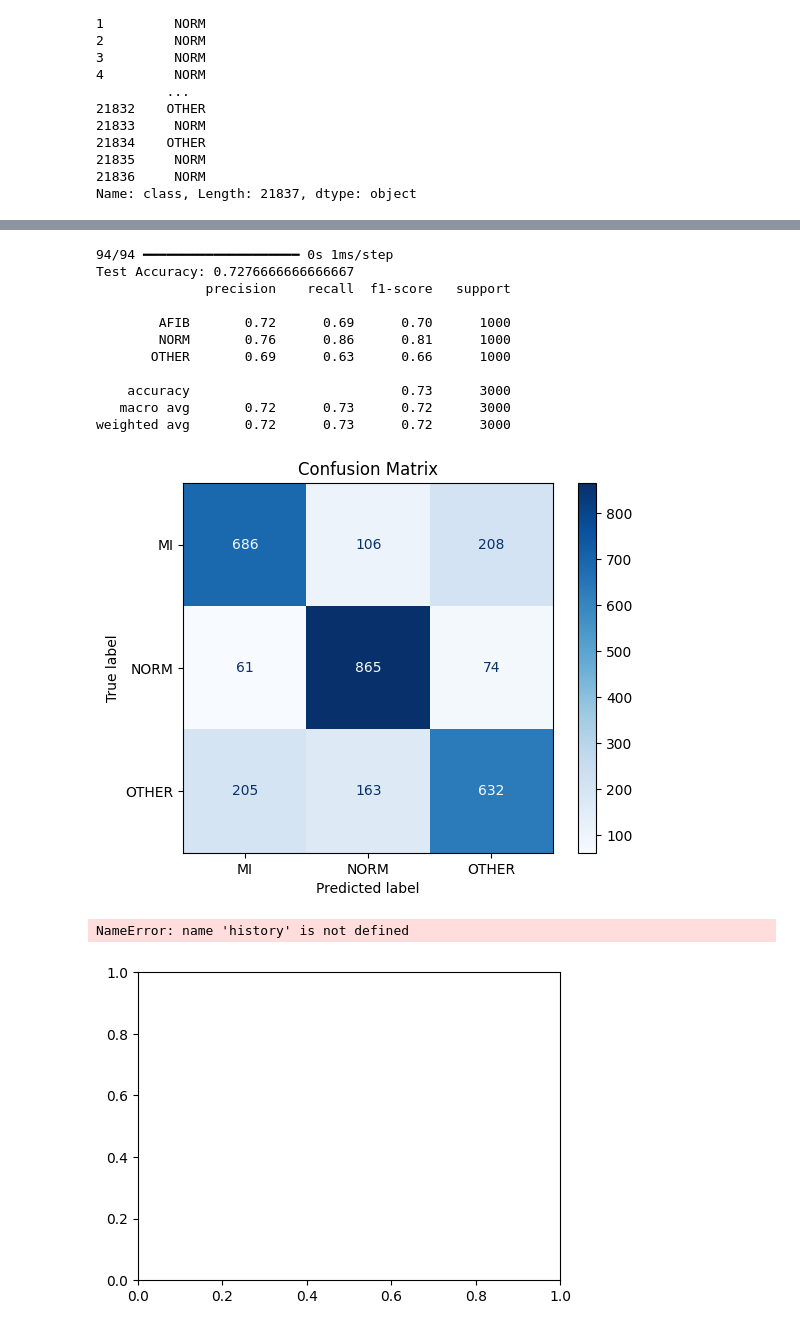
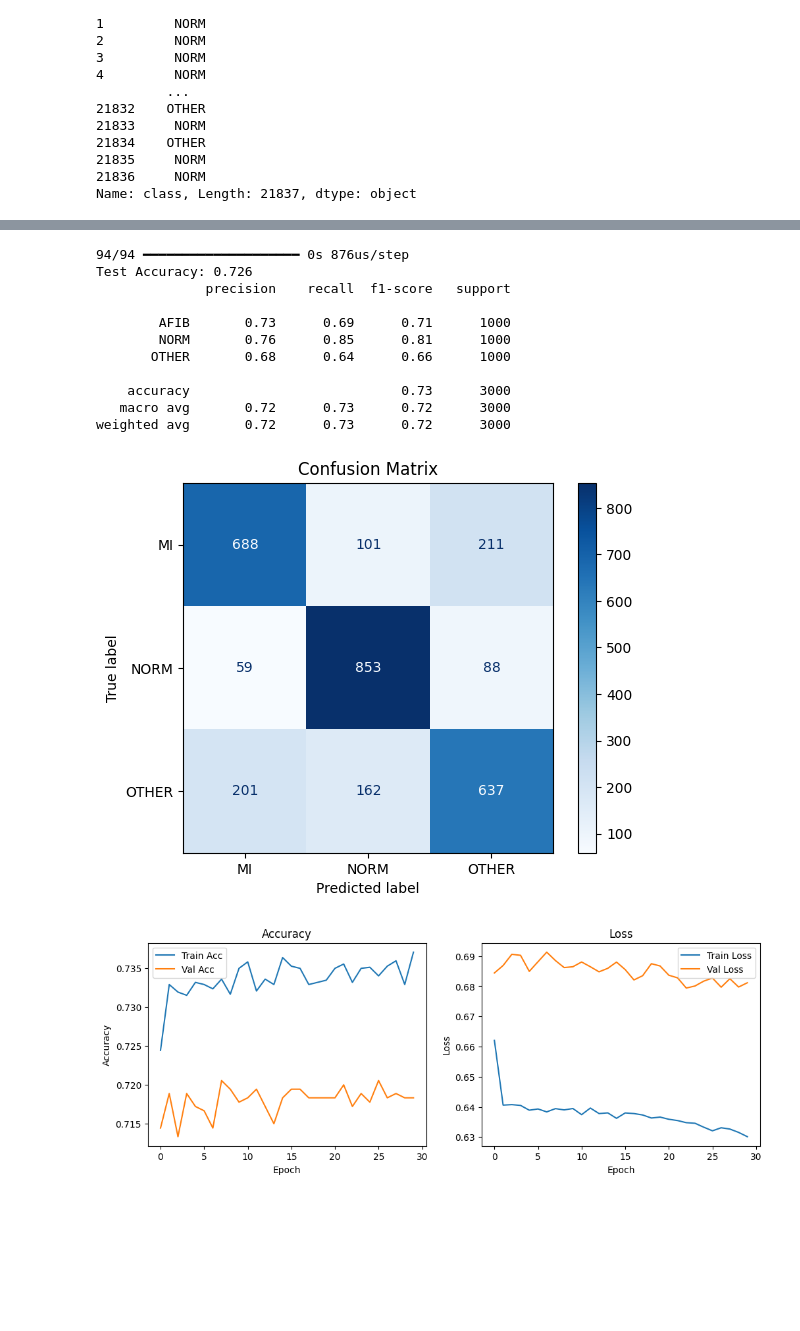
Before and after one commit to sreesriavvaru123/MI, a Jupyter notebook: MI_CNN_LSTM_v11_0.ipynb, the cells around one changed output, grey strips where cells are left out. Drawn from its saved outputs; the diff is of its cells as text; code cells hidden in the pictures; blank space fills up the shorter version.

```diff
--- a/MI_CNN_LSTM_v11_0.ipynb
+++ b/MI_CNN_LSTM_v11_0.ipynb
@@ -353,18 +357,29 @@ def prepare_binary_dataset(X, y_onehot, class_a, class_b):
 # %%
 # Train Binary Classifiers
 # Binary 1: AFIB (0) vs OTHER (2)
+from keras.callbacks import ModelCheckpoint
+
+checkpoint = ModelCheckpoint(
+    'best_model1.h5', monitor='val_accuracy', save_best_only=True, mode='max', verbose=1
+)
 X1, y1 = prepare_binary_dataset(X_train, y_train, 0, 2)
 model1 = create_binary_model()
-model1.fit(X1, y1, epochs=20, batch_size=32, validation_split=0.2)
+model1.fit(X1, y1, epochs=20, batch_size=32, validation_split=0.2, callbacks=[checkpoint])
 
 # Binary 2: NORM (1) vs OTHER (2)
+checkpoint = ModelCheckpoint(
+    'best_model2.h5', monitor='val_accuracy', save_best_only=True, mode='max', verbose=1
+)
 X2, y2 = prepare_binary_dataset(X_train, y_train, 1, 2)
 model2 = create_binary_model()
-model2.fit(X2, y2, epochs=20, batch_size=32, validation_split=0.2)
+model2.fit(X2, y2, epochs=20, batch_size=32, validation_split=0.2, callbacks=[checkpoint])
 
 # Binary 3: AFIB (0) vs NORM (1)
+checkpoint = ModelCheckpoint(
+    'best_model3.h5', monitor='val_accuracy', save_best_only=True, mode='max', verbose=1
+)
 X3, y3 = prepare_binary_dataset(X_train, y_train, 0, 1)
 model3 = create_binary_model()
-model3.fit(X3, y3, epochs=20, batch_size=32, validation_split=0.2)
+model3.fit(X3, y3, epochs=20, batch_size=32, validation_split=0.2, callbacks=[checkpoint])
 # %% [output]
 Epoch 1/20
@@ -388,9 +419,12 @@ Epoch 20/20
 # %%
 # 7. Train Meta-Classifier on Full 3-Class Data
+model1.load_weights('best_model1.h5')
+model2.load_weights('best_model2.h5')
+model3.load_weights('best_model3.h5')
+
+
 X_meta_train = get_meta_features([model1, model2, model3], X_train)
-y_meta_train = y_train  # integer encoded (0, 1, 2)
-
 meta_model = create_meta_model(num_classes=3)
-history = meta_model.fit(X_meta_train, y_meta_train, epochs=30, batch_size=32, validation_split=0.2)
+history = meta_model.fit(X_meta_train, y_train, epochs=30, batch_size=32, validation_split=0.2)
 # %% [output]
 Epoch 1/30
@@ -415,52 +447,55 @@ Epoch 30/30
 # %%
 from sklearn.metrics import accuracy_score, classification_report
 # Get predictions
-y_pred_meta = np.argmax(meta_model.predict(X_meta_test), axis=1)
-y_true = np.argmax(y_test, axis=1)  # Only if y_test is one-hot
+X_meta_test = get_meta_features([model1, model2, model3], X_test)
+y_pred = np.argmax(meta_model.predict(X_meta_test), axis=1)
 
-# Print evaluation
-print("Test Accuracy:", accuracy_score(y_true, y_pred_meta))
-print(classification_report(y_true, y_pred_meta, target_names=["AFIB", "NORM", "OTHER"]))
+from sklearn.metrics import classification_report, accuracy_score
+
+# Convert one-hot to integer labels
+y_test_labels = np.argmax(y_test, axis=1)
+
+print("Test Accuracy:", accuracy_score(y_test_labels, y_pred))
+print(classification_report(y_test_labels, y_pred, target_names=["AFIB", "NORM", "OTHER"]))
 
 # Step 12: Confusion Matrix
-cm = confusion_matrix(y_true, y_pred_meta)
+cm = confusion_matrix(y_test_labels, y_pred)
 ConfusionMatrixDisplay(cm, display_labels=["MI", "NORM", "OTHER"]).plot(cmap='Blues')
 plt.title("Confusion Matrix")
 plt.show()
 
 # Step 13: Training Curves
 plt.figure(figsize=(12, 4))
 plt.subplot(1, 2, 1)
 plt.plot(history.history['accuracy'], label='Train Acc')
 plt.plot(history.history['val_accuracy'], label='Val Acc')
 plt.title("Accuracy")
 plt.xlabel("Epoch")
 plt.ylabel("Accuracy")
 plt.legend()
 
 plt.subplot(1, 2, 2)
 plt.plot(history.history['loss'], label='Train Loss')
 plt.plot(history.history['val_loss'], label='Val Loss')
 plt.title("Loss")
 plt.xlabel("Epoch")
 plt.ylabel("Loss")
 plt.legend()
 plt.show()
 # %% [output]
-94/94 ━━━━━━━━━━━━━━━━━━━━ 0s 1ms/step
-Test Accuracy: 0.7276666666666667
+94/94 ━━━━━━━━━━━━━━━━━━━━ 0s 876us/step
+Test Accuracy: 0.726
               precision    recall  f1-score   support
 
-        AFIB       0.72      0.69      0.70      1000
-        NORM       0.76      0.86      0.81      1000
-       OTHER       0.69      0.63      0.66      1000
+        AFIB       0.73      0.69      0.71      1000
+        NORM       0.76      0.85      0.81      1000
+       OTHER       0.68      0.64      0.66      1000
 
     accuracy                           0.73      3000
    macro avg       0.72      0.73      0.72      3000
 weighted avg       0.72      0.73      0.72      3000
-[figure, old version]
+[figure, new version]
-NameError: name 'history' is not defined
-[figure, old version]
+[figure, new version]
 # %%
 # Step 11: Classification Report
 pred = model.predict(X_test)
```
Also changed, not shown: parts of 5 cells of this notebook.
